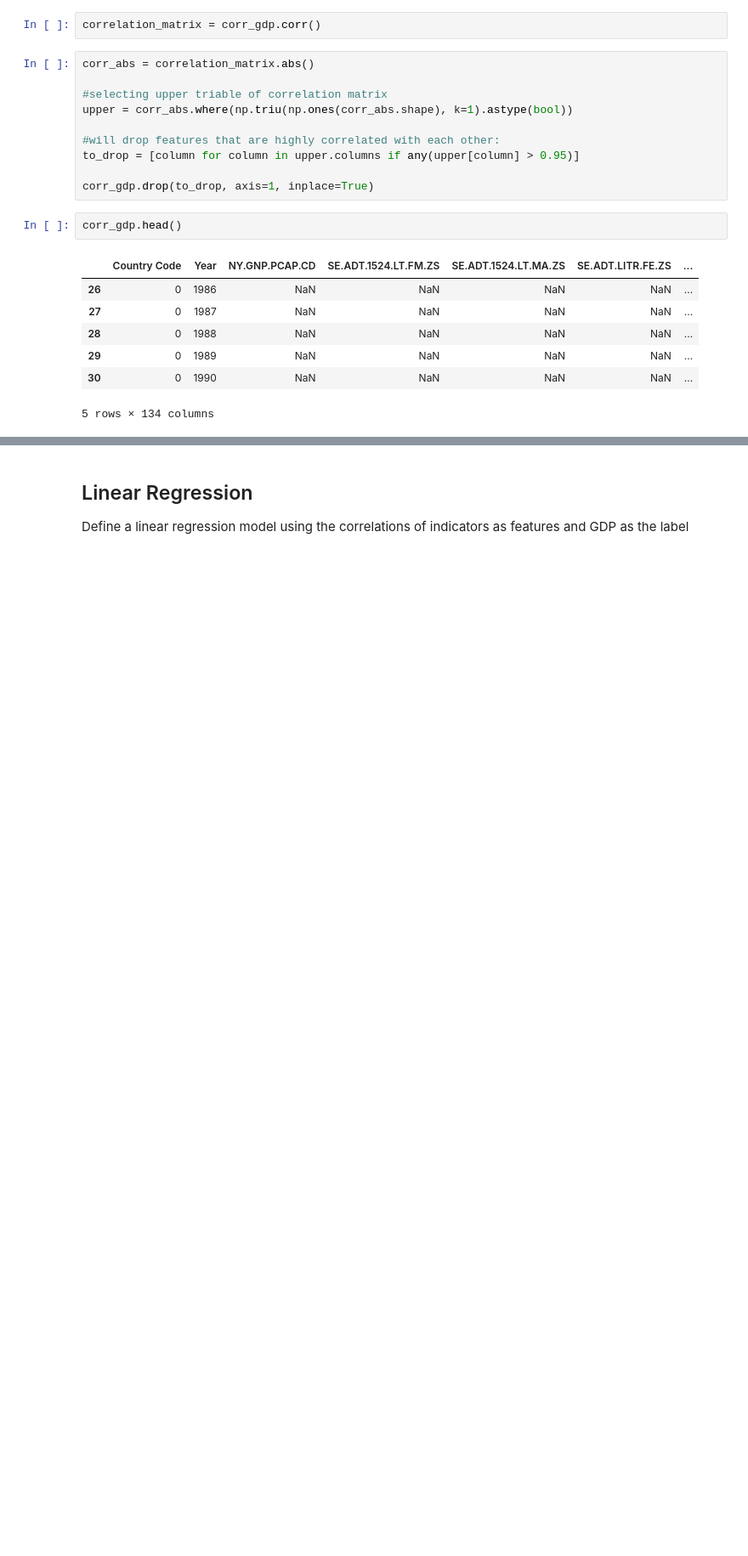
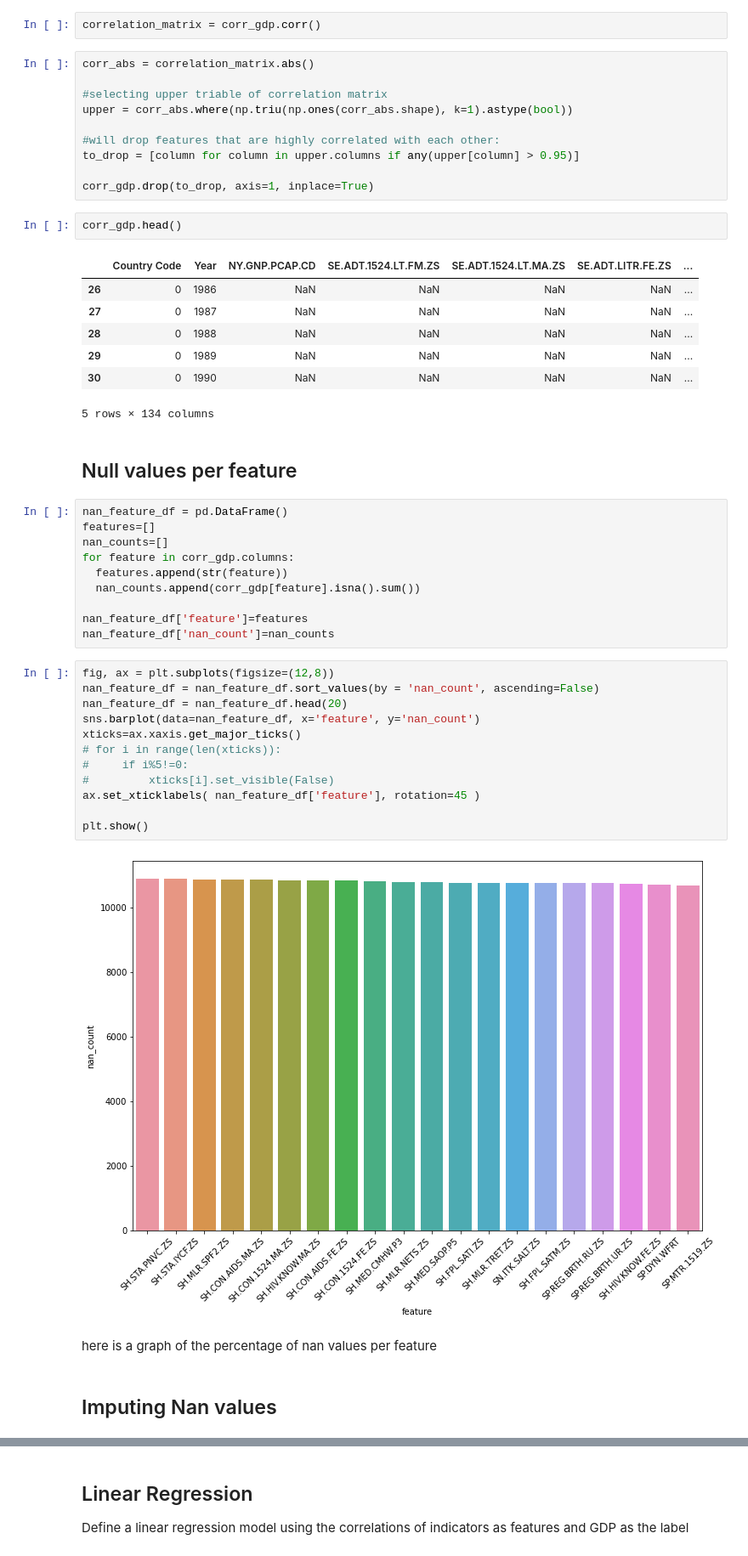
Before and after one commit to aishwaryabsk/GDP_Health_Analysis, a Jupyter notebook: GDP_Health_Analysis.ipynb, the cells around one changed output, grey strips where cells are left out. Shown: that part at 85% size. Saved outputs shown, nothing was run; the diff lists cells and outputs as text; blank space fills up the shorter version.

```diff
--- a/GDP_Health_Analysis.ipynb
+++ b/GDP_Health_Analysis.ipynb
@@ -440,3 +445,33 @@ corr_gdp.head()
 | 29 | 0 | 1989 | NaN | NaN | NaN | NaN | ... |
 | 30 | 0 | 1990 | NaN | NaN | NaN | NaN | ... |
 5 rows × 134 columns
+# %% [markdown]
+## Null values per feature
+# %%
+nan_feature_df = pd.DataFrame()
+features=[]
+nan_counts=[]
+for feature in corr_gdp.columns:
+  features.append(str(feature))
+  nan_counts.append(corr_gdp[feature].isna().sum())
+
+nan_feature_df['feature']=features
+nan_feature_df['nan_count']=nan_counts
+# %%
+fig, ax = plt.subplots(figsize=(12,8))
+nan_feature_df = nan_feature_df.sort_values(by = 'nan_count', ascending=False)
+nan_feature_df = nan_feature_df.head(20)
+sns.barplot(data=nan_feature_df, x='feature', y='nan_count')
+xticks=ax.xaxis.get_major_ticks()
+# for i in range(len(xticks)):
+#     if i%5!=0:
+#         xticks[i].set_visible(False)
+ax.set_xticklabels( nan_feature_df['feature'], rotation=45 )
+
+plt.show()
+# %% [output]
+[figure, added]
+# %% [markdown]
+here is a graph of the percentage of nan values per feature
+# %% [markdown]
+## Imputing Nan values
```
Also changed, not shown: parts of 32 cells of this notebook.
